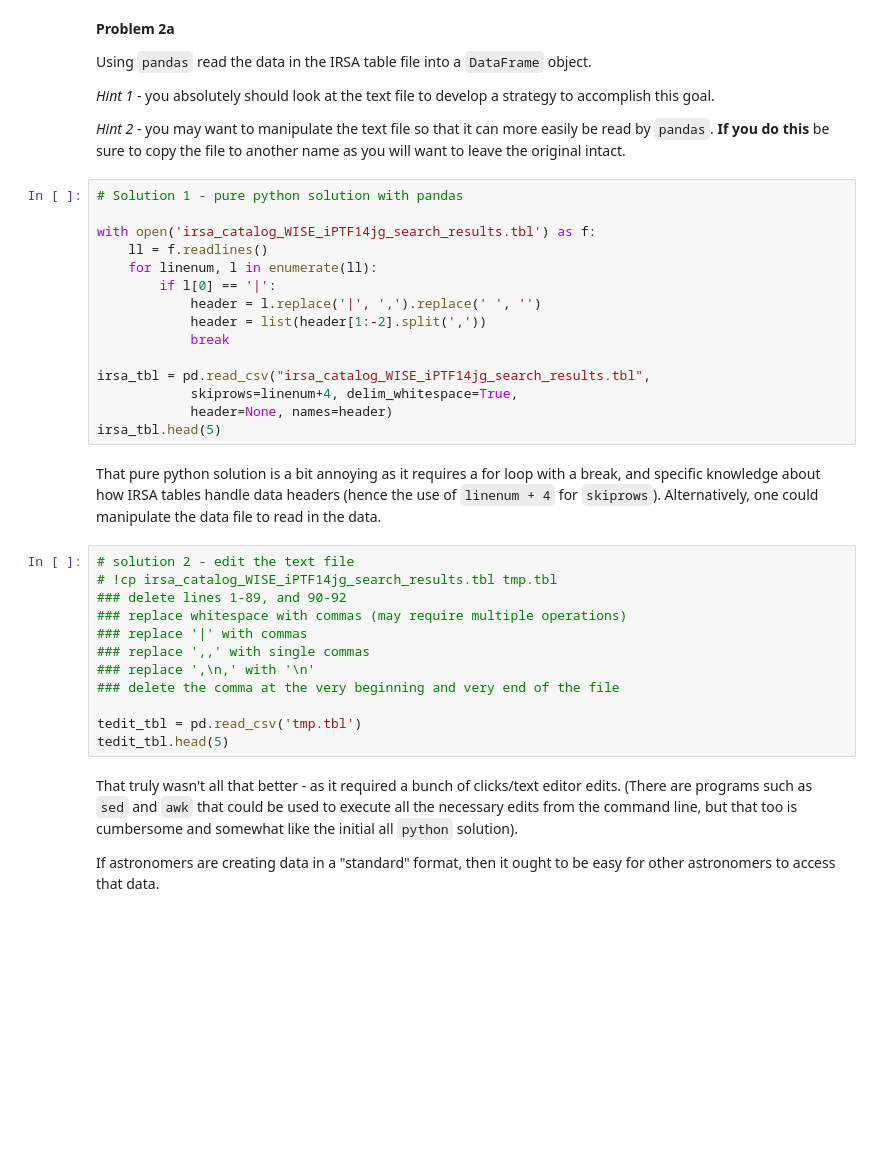
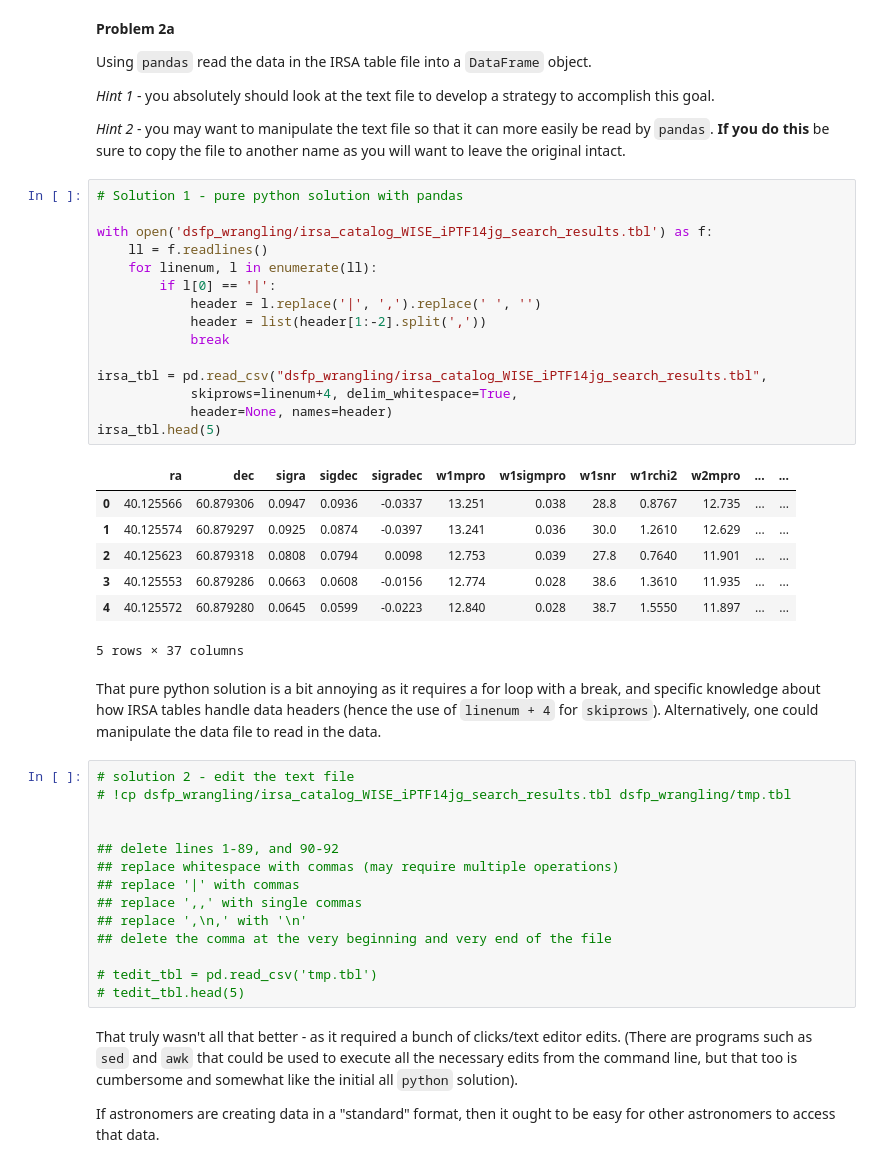
Before and after one commit to yaeji43/Session-21, a Jupyter notebook: Day1/CorrallingUnrulyData.ipynb, the cells around one changed output. Drawn from its saved outputs; the diff is of its cells as text; blank space fills up the shorter version.

```diff
--- a/Day1/CorrallingUnrulyData.ipynb
+++ b/Day1/CorrallingUnrulyData.ipynb
@@ -126,32 +153,42 @@ Using `pandas` read the data in the IRSA table file into a `DataFrame` object.
 # %%
 # Solution 1 - pure python solution with pandas
 
-with open('irsa_catalog_WISE_iPTF14jg_search_results.tbl') as f:
+with open('dsfp_wrangling/irsa_catalog_WISE_iPTF14jg_search_results.tbl') as f:
     ll = f.readlines()
     for linenum, l in enumerate(ll):
         if l[0] == '|':
             header = l.replace('|', ',').replace(' ', '')
             header = list(header[1:-2].split(','))
             break
 
-irsa_tbl = pd.read_csv("irsa_catalog_WISE_iPTF14jg_search_results.tbl",
+irsa_tbl = pd.read_csv("dsfp_wrangling/irsa_catalog_WISE_iPTF14jg_search_results.tbl",
             skiprows=linenum+4, delim_whitespace=True,
             header=None, names=header)
 irsa_tbl.head(5)
+# %% [output]
+|  | ra | dec | sigra | sigdec | sigradec | w1mpro | w1sigmpro | w1snr | w1rchi2 | w2mpro | ... | ... |
+| 0 | 40.125566 | 60.879306 | 0.0947 | 0.0936 | -0.0337 | 13.251 | 0.038 | 28.8 | 0.8767 | 12.735 | ... | ... |
+| 1 | 40.125574 | 60.879297 | 0.0925 | 0.0874 | -0.0397 | 13.241 | 0.036 | 30.0 | 1.2610 | 12.629 | ... | ... |
+| 2 | 40.125623 | 60.879318 | 0.0808 | 0.0794 | 0.0098 | 12.753 | 0.039 | 27.8 | 0.7640 | 11.901 | ... | ... |
+| 3 | 40.125553 | 60.879286 | 0.0663 | 0.0608 | -0.0156 | 12.774 | 0.028 | 38.6 | 1.3610 | 11.935 | ... | ... |
+| 4 | 40.125572 | 60.879280 | 0.0645 | 0.0599 | -0.0223 | 12.840 | 0.028 | 38.7 | 1.5550 | 11.897 | ... | ... |
+5 rows × 37 columns
 # %% [markdown]
 That pure python solution is a bit annoying as it requires a for loop with a break, and specific knowledge about how IRSA tables handle data headers (hence the use of `linenum + 4` for `skiprows`). Alternatively, one could  manipulate the data file to read in the data.
 # %%
 # solution 2 - edit the text file
-# !cp irsa_catalog_WISE_iPTF14jg_search_results.tbl tmp.tbl
-### delete lines 1-89, and 90-92
-### replace whitespace with commas (may require multiple operations)
-### replace '|' with commas
-### replace ',,' with single commas
-### replace ',\n,' with '\n'
-### delete the comma at the very beginning and very end of the file
+# !cp dsfp_wrangling/irsa_catalog_WISE_iPTF14jg_search_results.tbl dsfp_wrangling/tmp.tbl
 
-tedit_tbl = pd.read_csv('tmp.tbl')
-tedit_tbl.head(5)
+
+## delete lines 1-89, and 90-92
+## replace whitespace with commas (may require multiple operations)
+## replace '|' with commas
+## replace ',,' with single commas
+## replace ',\n,' with '\n'
+## delete the comma at the very beginning and very end of the file
+
+# tedit_tbl = pd.read_csv('tmp.tbl')
+# tedit_tbl.head(5)
 # %% [markdown]
 That truly wasn't all that better - as it required a bunch of clicks/text editor edits. (There are programs such as `sed` and `awk` that could be used to execute all the necessary edits from the command line, but that too is cumbersome and somewhat like the initial all `python` solution).
 
```
Also changed, not shown: parts of 11 cells of this notebook, 10 other files.
